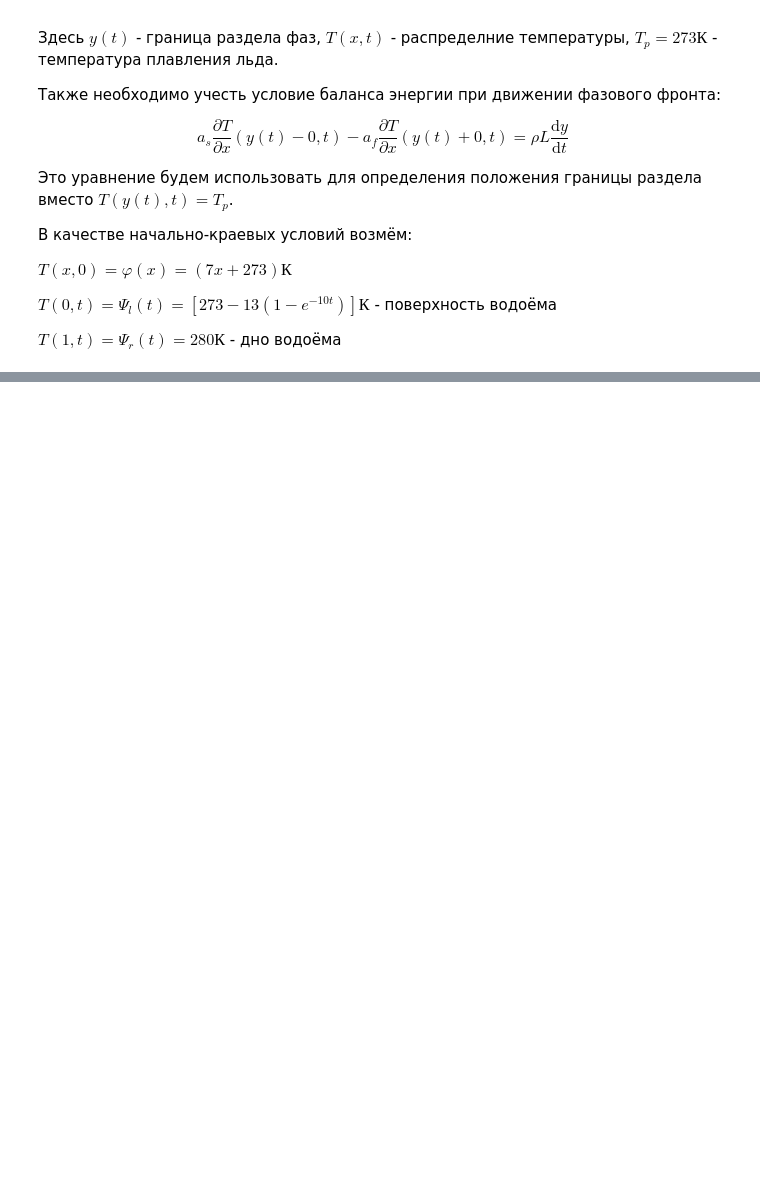
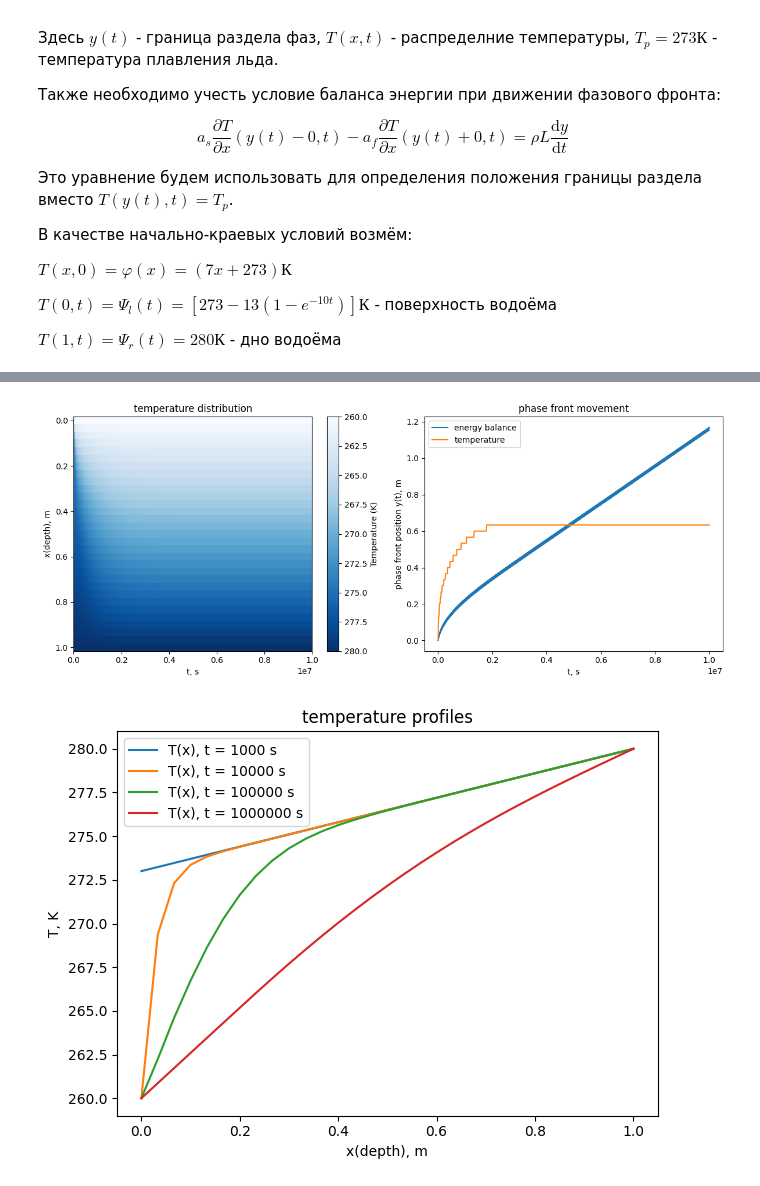
Before and after one commit to VoyakaGOD/computational-mathematics, a Jupyter notebook: phase-transition.ipynb, the cells around one changed output, grey strips where cells are left out. Saved outputs shown, nothing was run; the diff lists cells and outputs as text; code cells hidden in the pictures; blank space fills up the shorter version.

```diff
--- a/phase-transition.ipynb
+++ b/phase-transition.ipynb
@@ -153,0 +230,12 @@ plot_temperature_profile_at_time(T, grid, 1e6)
+# %%
+grid.T = 1e7
+y, T = HESolver.solve_by_Crank_Nicolson_scheme(params, grid, phi, psi_l, psi_r)
+plot_temperature_and_phase_front(y, T, grid)
+
+plot_temperature_profile_at_time(T, grid, 1e3)
+plot_temperature_profile_at_time(T, grid, 1e4)
+plot_temperature_profile_at_time(T, grid, 1e5)
+plot_temperature_profile_at_time(T, grid, 1e6)
+# %% [output]
+[figure, added]
+[figure, added]
```
Also changed, not shown: parts of 6 cells of this notebook, 3 other files.
